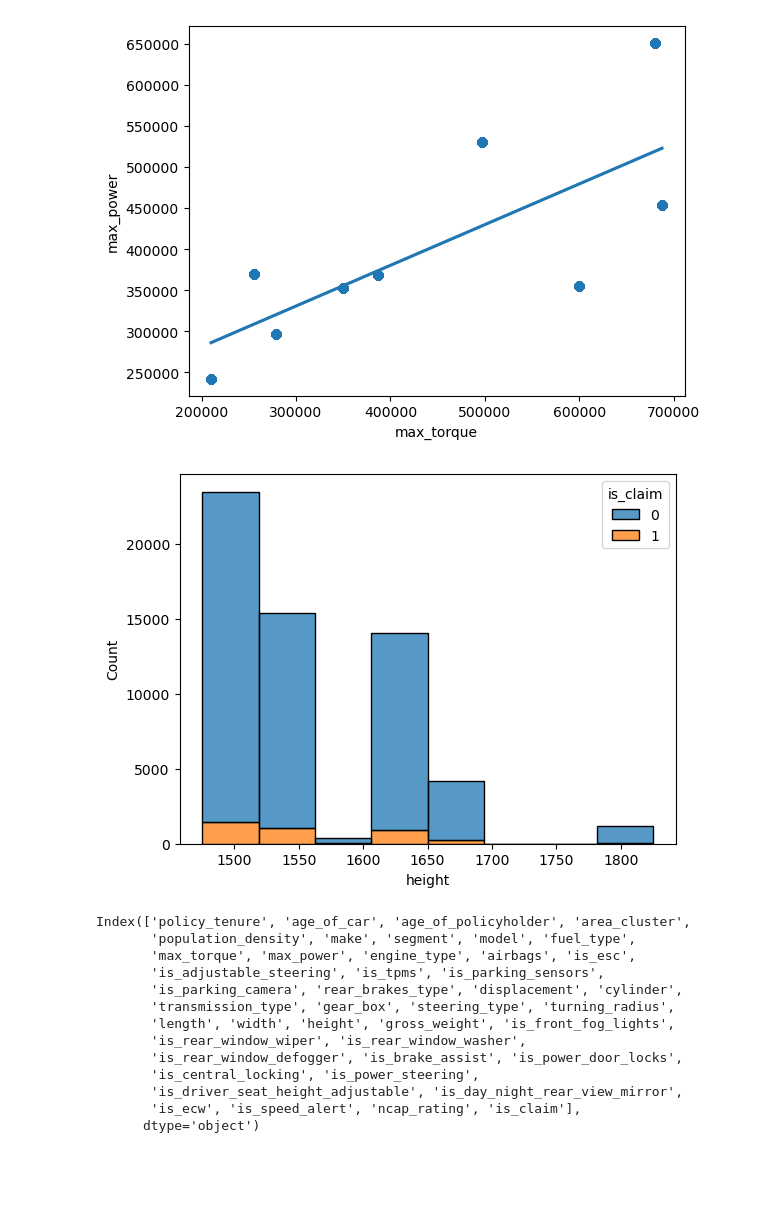
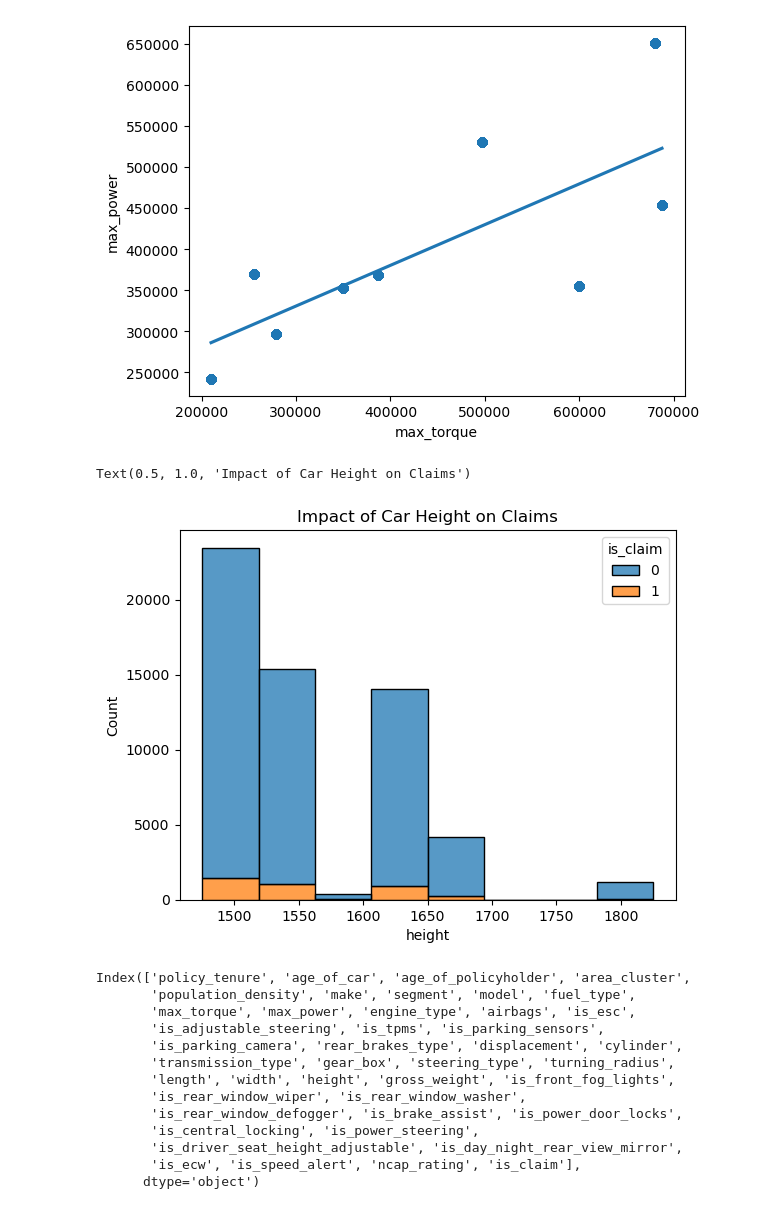
Before and after one commit to Chimmz/car-insurance-claim-prediction, a Jupyter notebook: car_insurance_model.ipynb, the cells around one changed output. Cells and saved outputs as stored; diff of their text form; code cells hidden in the pictures; blank space fills up the shorter version.

```diff
--- a/car_insurance_model.ipynb
+++ b/car_insurance_model.ipynb
@@ -305,8 +321,10 @@ sns.regplot(x='max_torque', y='max_power', data=df)
 [figure]
 # %%
 sns.histplot(x='height', hue='is_claim', data=df, multiple='stack', bins=8);
+plt.title('Impact of Car Height on Claims')
 # %% [output]
+Text(0.5, 1.0, 'Impact of Car Height on Claims')
-[figure, old version]
+[figure, new version]
 # %%
 df.columns
 # %% [output]
```
Also changed, not shown: parts of 5 cells of this notebook.
